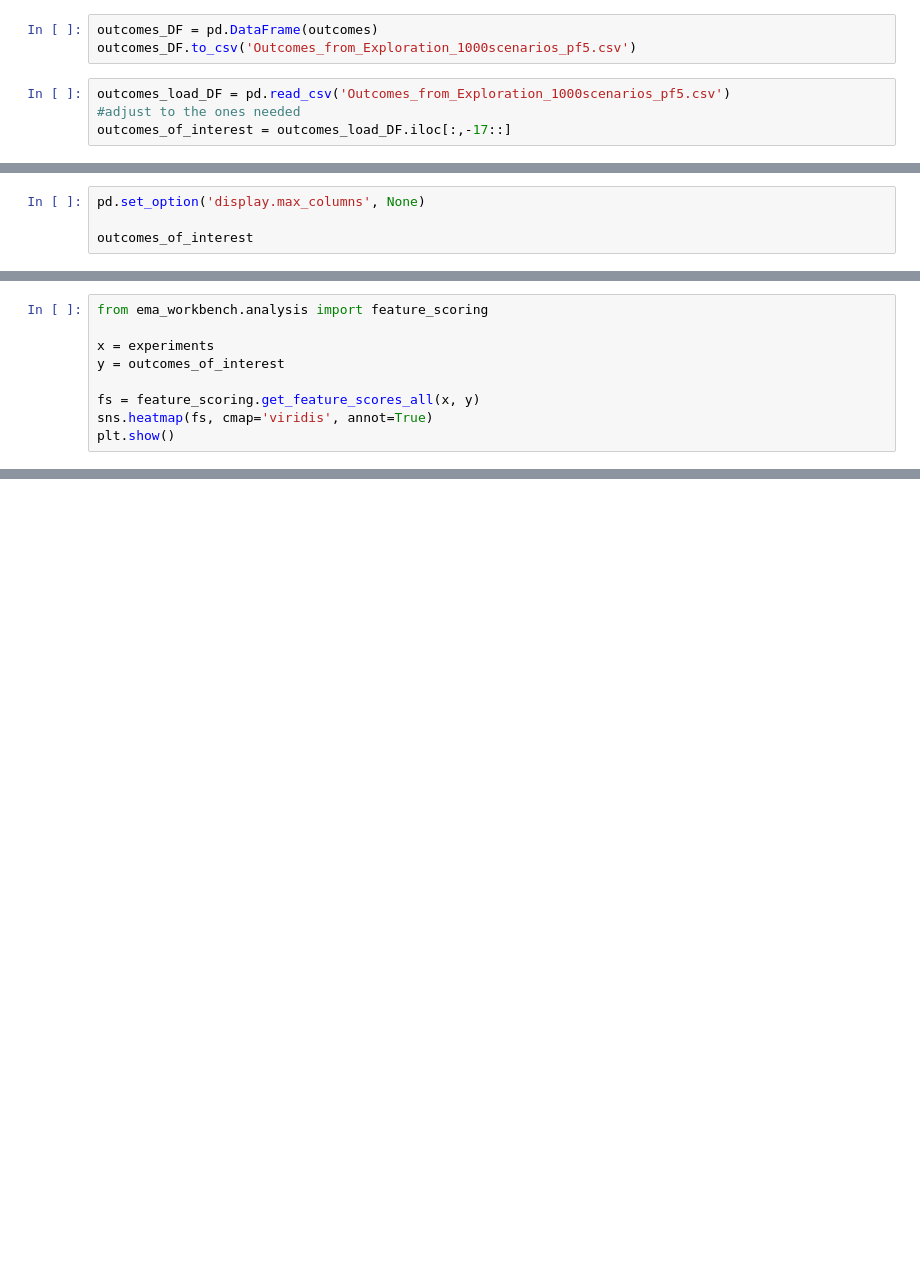
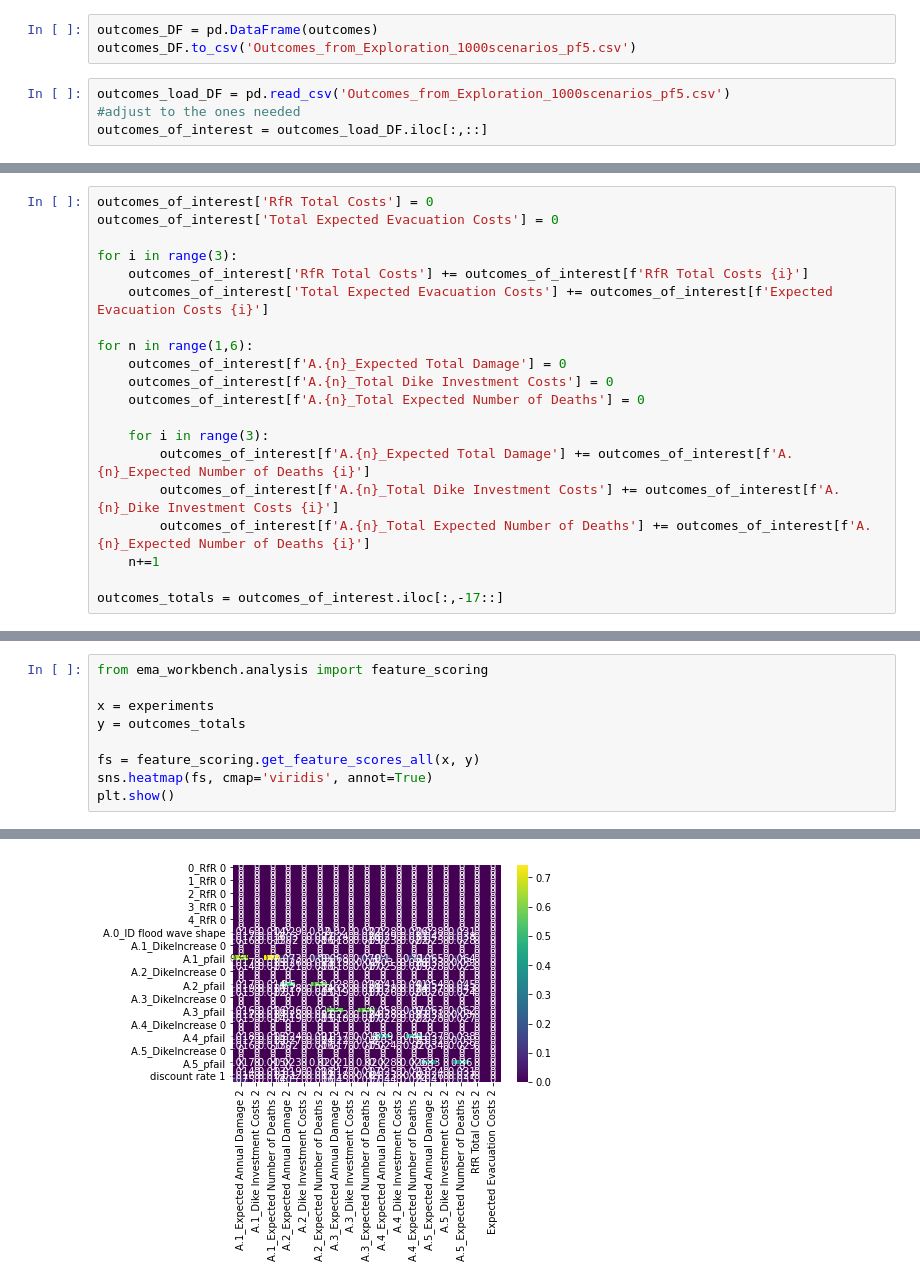
Before and after one commit to ArieTieszoon/ModelBasedDecisionMaking_G18, a Jupyter notebook: Give files/Week 1.ipynb, the cells around one changed output, grey strips where cells are left out. Cells and saved outputs as stored; diff of their text form; blank space fills up the shorter version.

Commit message:
totals of area costs

```diff
--- a/Give files/Week 1.ipynb
+++ b/Give files/Week 1.ipynb
@@ -108,4 +108,4 @@ outcomes_DF.to_csv('Outcomes_from_Exploration_1000scenarios_pf5.csv')
 # %%
 outcomes_load_DF = pd.read_csv('Outcomes_from_Exploration_1000scenarios_pf5.csv')
 #adjust to the ones needed
-outcomes_of_interest = outcomes_load_DF.iloc[:,-17::]
+outcomes_of_interest = outcomes_load_DF.iloc[:,::]
@@ -112,4 +122,20 @@ outcomes_of_interest = outcomes_load_DF.iloc[:,-17::]
 # %%
-pd.set_option('display.max_columns', None)
+outcomes_of_interest['RfR Total Costs'] = 0
+outcomes_of_interest['Total Expected Evacuation Costs'] = 0
 
-outcomes_of_interest
+for i in range(3):
+    outcomes_of_interest['RfR Total Costs'] += outcomes_of_interest[f'RfR Total Costs {i}']
+    outcomes_of_interest['Total Expected Evacuation Costs'] += outcomes_of_interest[f'Expected Evacuation Costs {i}']
+
+for n in range(1,6):
+    outcomes_of_interest[f'A.{n}_Expected Total Damage'] = 0
+    outcomes_of_interest[f'A.{n}_Total Dike Investment Costs'] = 0
+    outcomes_of_interest[f'A.{n}_Total Expected Number of Deaths'] = 0
+
+    for i in range(3):
+        outcomes_of_interest[f'A.{n}_Expected Total Damage'] += outcomes_of_interest[f'A.{n}_Expected Number of Deaths {i}']
+        outcomes_of_interest[f'A.{n}_Total Dike Investment Costs'] += outcomes_of_interest[f'A.{n}_Dike Investment Costs {i}']
+        outcomes_of_interest[f'A.{n}_Total Expected Number of Deaths'] += outcomes_of_interest[f'A.{n}_Expected Number of Deaths {i}']
+    n+=1
+
+outcomes_totals = outcomes_of_interest.iloc[:,-17::]
@@ -137,8 +158,9 @@ KeyboardInterrupt:
 from ema_workbench.analysis import feature_scoring
 
 x = experiments
-y = outcomes_of_interest
+y = outcomes_totals
 
 fs = feature_scoring.get_feature_scores_all(x, y)
 sns.heatmap(fs, cmap='viridis', annot=True)
 plt.show()
+# %% [output]
@@ -144,0 +184 @@ plt.show()
+[figure, added]
```
Also changed, not shown: parts of 5 cells of this notebook, 1 other file.
